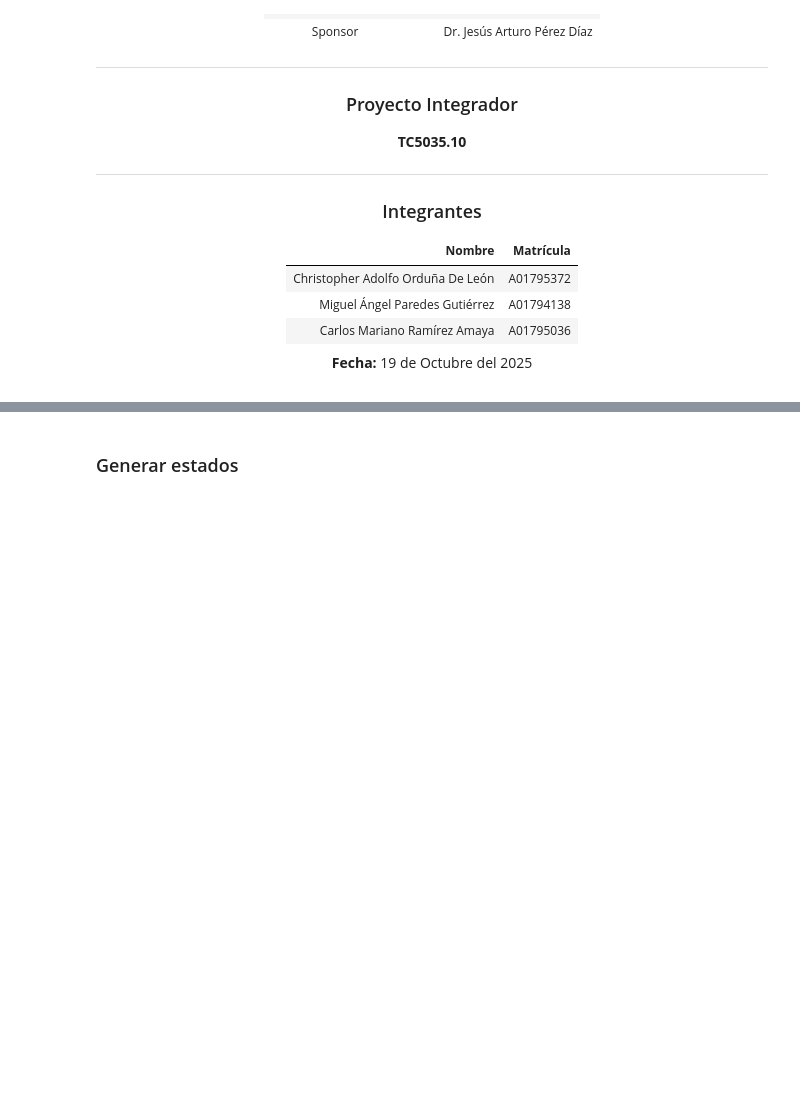
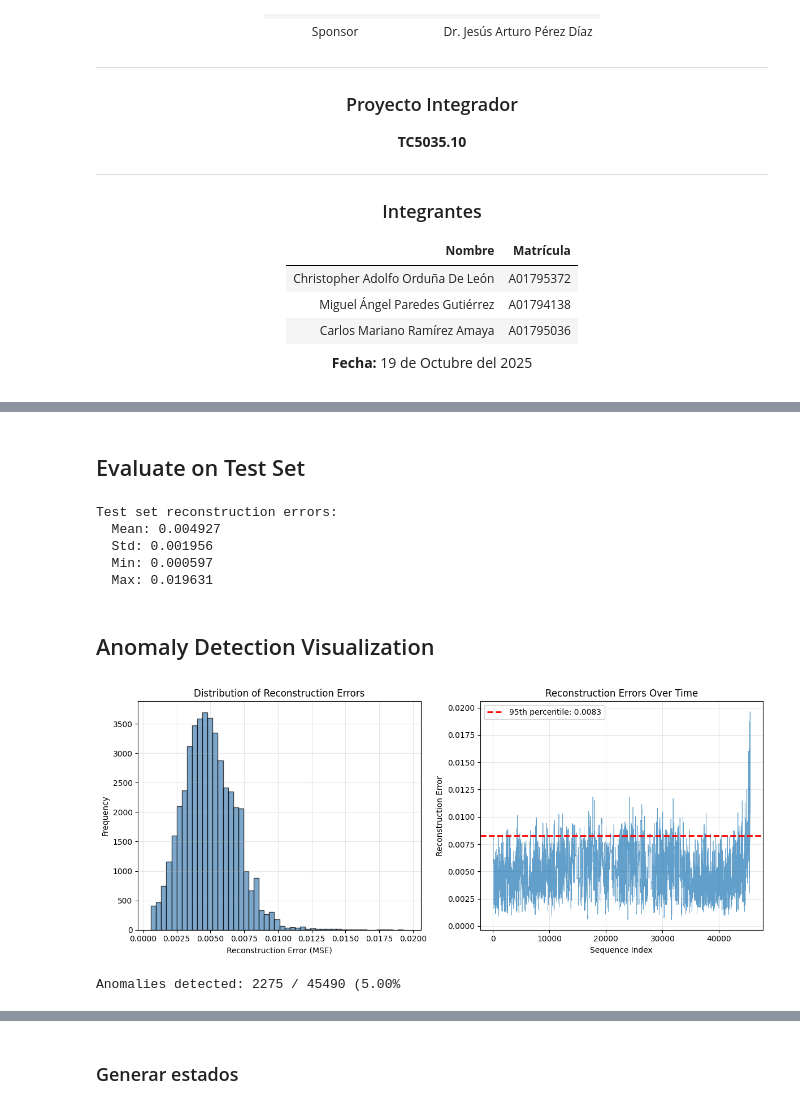
Before and after one commit to Proyecto-Integragor-Equipo-52/BGP-Hijacking-detection, a Jupyter notebook: notebooks/Avance4.52Equipo.ipynb, the cells around one changed output, grey strips where cells are left out. Saved outputs shown, nothing was run; the diff lists cells and outputs as text; code cells hidden in the pictures; blank space fills up the shorter version.

```diff
--- a/notebooks/Avance4.52Equipo.ipynb
+++ b/notebooks/Avance4.52Equipo.ipynb
@@ -69,0 +473,61 @@ Columnas: ['time', 'collector', 'peer_asn', 'peer_ip', 'type', 'prefix', 'next_h
+# %% [markdown]
+## Evaluate on Test Set
+# %%
+# Load best model
+best_model = torch.load(history['best_model_path'], weights_only=False)
+best_model.eval()
+
+# Calculate reconstruction errors
+test_errors = []
+
+with torch.no_grad():
+    for xb, yb in test_loader:
+        xb = xb.to(device)
+        yb = yb.to(device)
+        reconstructed, _ = best_model(xb)
+        mse = ((reconstructed - yb) ** 2).mean(dim=(1, 2))
+        test_errors.append(mse.cpu().numpy())
+
+test_errors = np.concatenate(test_errors)
+
+print(f'Test set reconstruction errors:')
+print(f'  Mean: {test_errors.mean():.6f}')
+print(f'  Std: {test_errors.std():.6f}')
+print(f'  Min: {test_errors.min():.6f}')
+print(f'  Max: {test_errors.max():.6f}')
+# %% [output]
+Test set reconstruction errors:
+  Mean: 0.004927
+  Std: 0.001956
+  Min: 0.000597
+  Max: 0.019631
+# %% [markdown]
+## Anomaly Detection Visualization
+# %%
+plt.figure(figsize=(12, 5))
+
+plt.subplot(1, 2, 1)
+plt.hist(test_errors, bins=50, color='steelblue', alpha=0.7, edgecolor='black')
+plt.xlabel('Reconstruction Error (MSE)')
+plt.ylabel('Frequency')
+plt.title('Distribution of Reconstruction Errors')
+plt.grid(True, alpha=0.3)
+
+plt.subplot(1, 2, 2)
+plt.plot(test_errors, linewidth=0.5, alpha=0.7)
+threshold = np.percentile(test_errors, 95)
+plt.axhline(threshold, color='red', linestyle='--', linewidth=2, label=f'95th percentile: {threshold:.4f}')
+plt.xlabel('Sequence Index')
+plt.ylabel('Reconstruction Error')
+plt.title('Reconstruction Errors Over Time')
+plt.legend()
+plt.grid(True, alpha=0.3)
+
+plt.tight_layout()
+plt.show()
+
+anomalies = test_errors > threshold
+print(f'\nAnomalies detected: {anomalies.sum()} / {len(test_errors)} ({100*anomalies.sum()/len(test_errors):.2f}%')
+# %% [output]
+[figure, added]
+Anomalies detected: 2275 / 45490 (5.00%
```
Also changed, not shown: parts of 69 cells of this notebook.
